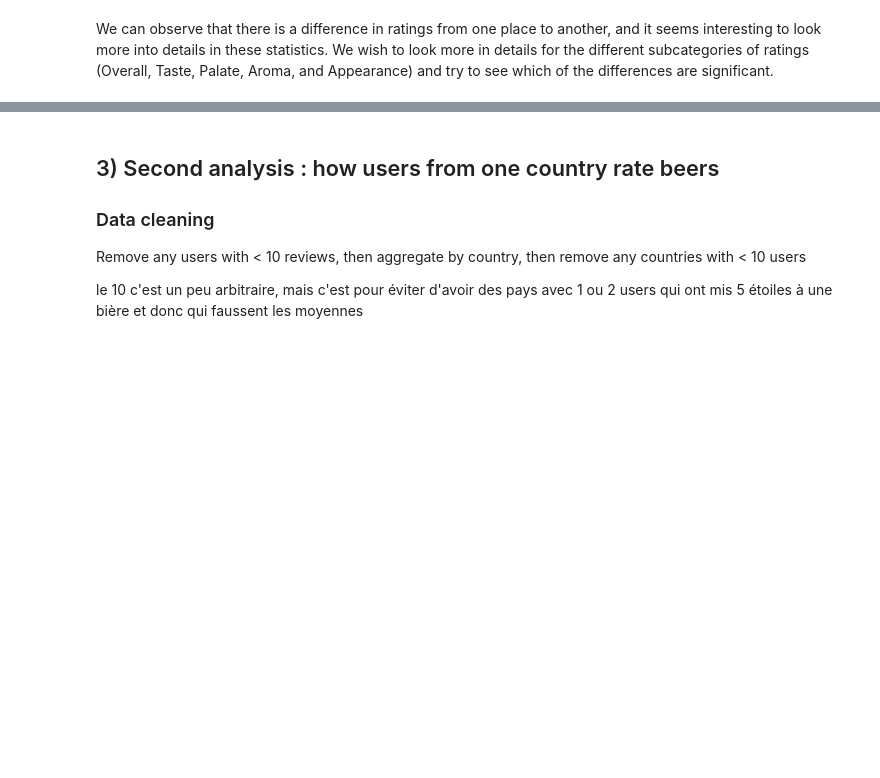
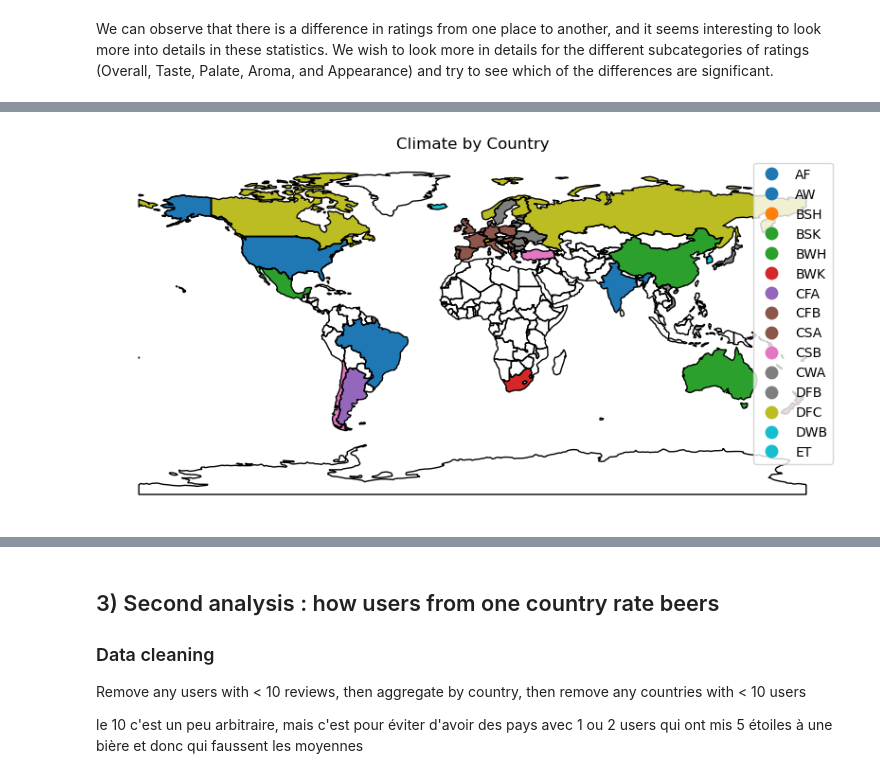
Before and after one commit to epfl-ada/ada-2023-project-riskybiscuits, a Jupyter notebook: main.ipynb, the cells around one changed output, grey strips where cells are left out. Cells and saved outputs as stored; diff of their text form; code cells hidden in the pictures; blank space fills up the shorter version.

```diff
--- a/main.ipynb
+++ b/main.ipynb
@@ -387,0 +555,41 @@ pip install wordcloud
+# %%
+#plot the climate zones
+
+#legend for climate zones
+color_mapping = {
+    'AF' : (0, 0, 255),
+    'AM' : (0, 120, 255),
+    'AW' : (70, 170, 255),
+    'BSH' : (245, 165, 0),
+    'BSK' : (255, 220, 100),
+    'BWH' : (255, 0, 0),
+    'BWK' : (255, 150, 150),
+    'CFA' : (200, 255, 80),
+    'CFB' : (100, 255, 80),
+    'CSA' : (255, 255, 0),
+    'CSB' : (200, 200, 0),
+    'CWA' : (150, 255, 150),
+    'CWB' : (100, 200, 100),
+    'DFB' : (55, 200, 255),
+    'DFC' : (0, 125, 125),
+    'DSB' : (200, 0, 200),
+    'DSC' : (150, 50, 150),
+    'DWB' : (90, 120, 220),
+    'EF' : (102, 102, 102),
+    'ET' : (178, 178, 178),
+}
+
+#convert colors into rgba
+for key, value in color_mapping.items():
+    color_mapping[key] = (value[0]/255, value[1]/255, value[2]/255)
+
+world_climate['color'] = world_climate.loc[:, 'Climate zone'].map(color_mapping)
+
+fig, ax = plt.subplots(1, figsize=(10, 7))
+plt.title('Climate by Country')
+world_climate.boundary.plot(ax=ax, linewidth=1, color='black')  # Draw country boundaries
+ax.set_axis_off()
+world_climate.plot(column='Climate zone', ax=ax, legend=True)
+plt.show()
+# %% [output]
+[figure, added]
```
Also changed, not shown: parts of 23 cells of this notebook, 2 other files.
